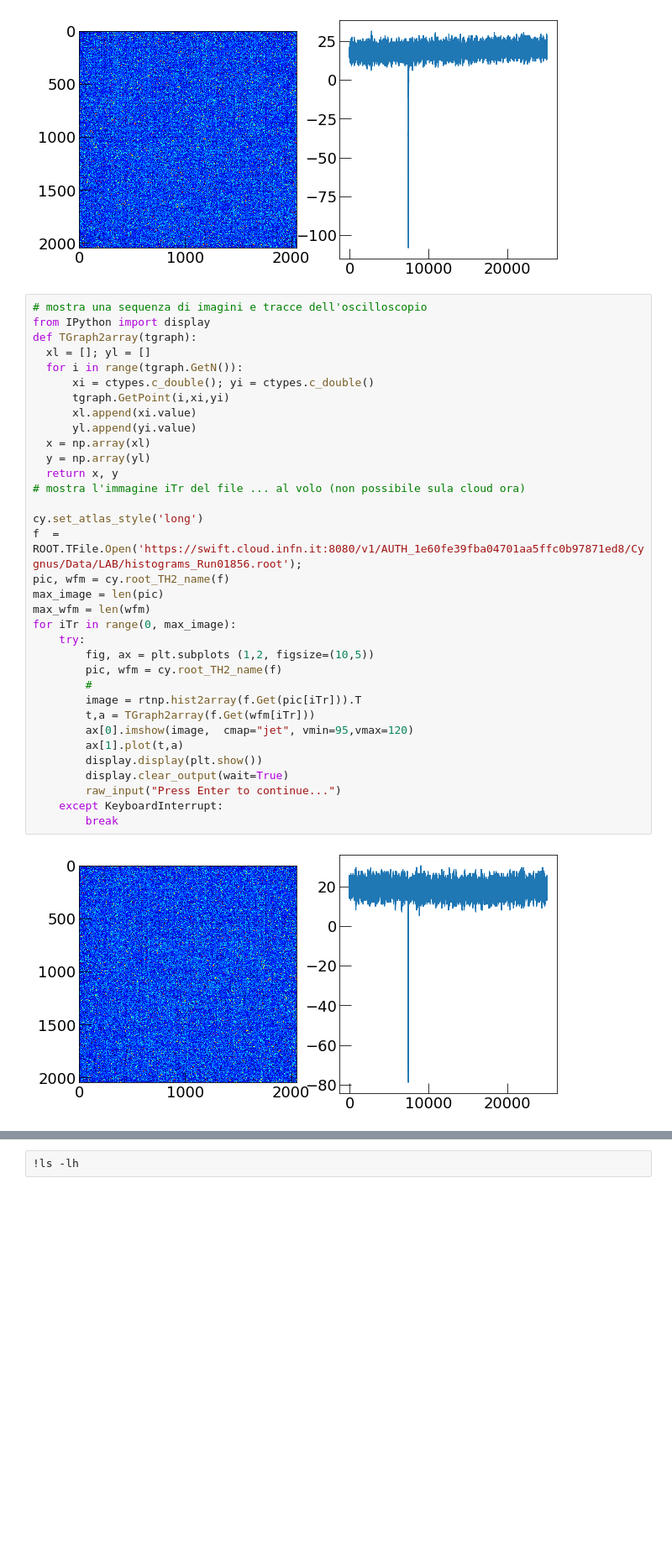
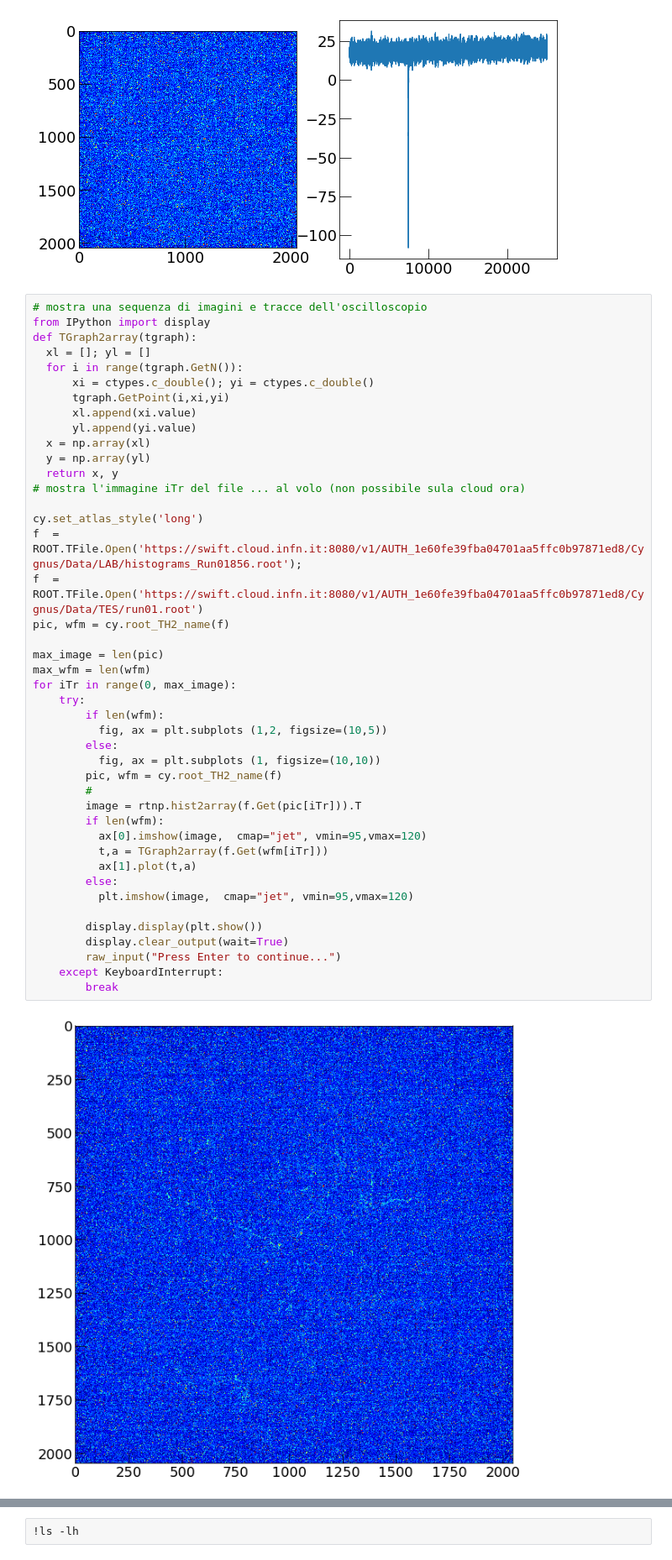
Before and after one commit to gmazzitelli/studenti, a Jupyter notebook: generate_DS_3D.ipynb, the cells around one changed output, grey strips where cells are left out. Shown at 84% size. Saved outputs shown, nothing was run; the diff lists cells and outputs as text; blank space fills up the shorter version.

```diff
--- a/generate_DS_3D.ipynb
+++ b/generate_DS_3D.ipynb
@@ -307,38 +307,47 @@ plt.show()
 # mostra una sequenza di imagini e tracce dell'oscilloscopio
 from IPython import display
 def TGraph2array(tgraph):
   xl = []; yl = []
   for i in range(tgraph.GetN()):
       xi = ctypes.c_double(); yi = ctypes.c_double()
       tgraph.GetPoint(i,xi,yi)
       xl.append(xi.value)
       yl.append(yi.value)
   x = np.array(xl)
   y = np.array(yl)
   return x, y
 # mostra l'immagine iTr del file ... al volo (non possibile sula cloud ora)
 
 cy.set_atlas_style('long')
 f  = ROOT.TFile.Open('https://swift.cloud.infn.it:8080/v1/AUTH_1e60fe39fba04701aa5ffc0b97871ed8/Cygnus/Data/LAB/histograms_Run01856.root');
+f  = ROOT.TFile.Open('https://swift.cloud.infn.it:8080/v1/AUTH_1e60fe39fba04701aa5ffc0b97871ed8/Cygnus/Data/TES/run01.root')
 pic, wfm = cy.root_TH2_name(f)
+
 max_image = len(pic)
 max_wfm = len(wfm)
 for iTr in range(0, max_image):
     try:
-        fig, ax = plt.subplots (1,2, figsize=(10,5))
+        if len(wfm):
+          fig, ax = plt.subplots (1,2, figsize=(10,5))
+        else:
+          fig, ax = plt.subplots (1, figsize=(10,10))
         pic, wfm = cy.root_TH2_name(f)
         #
         image = rtnp.hist2array(f.Get(pic[iTr])).T
-        t,a = TGraph2array(f.Get(wfm[iTr]))
-        ax[0].imshow(image,  cmap="jet", vmin=95,vmax=120)
-        ax[1].plot(t,a)
+        if len(wfm):
+          ax[0].imshow(image,  cmap="jet", vmin=95,vmax=120)
+          t,a = TGraph2array(f.Get(wfm[iTr]))
+          ax[1].plot(t,a)
+        else:
+          plt.imshow(image,  cmap="jet", vmin=95,vmax=120)
+
         display.display(plt.show())
         display.clear_output(wait=True)
         raw_input("Press Enter to continue...")
     except KeyboardInterrupt:
         break
 # %% [output]
-[figure, old version]
+[figure, new version]
 None
 # %%
 # scarica localemete il file HIS
```
